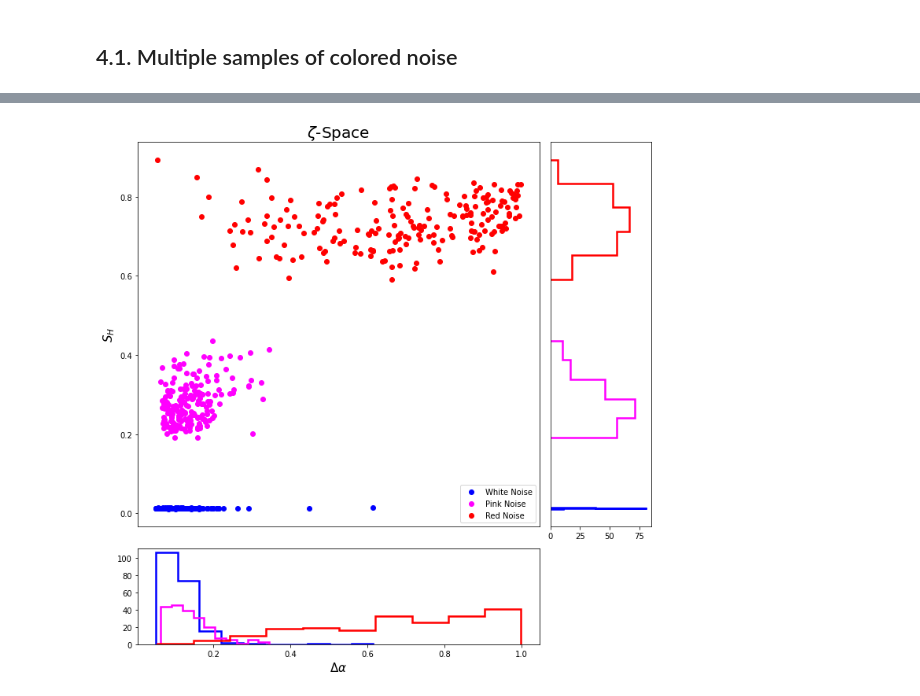
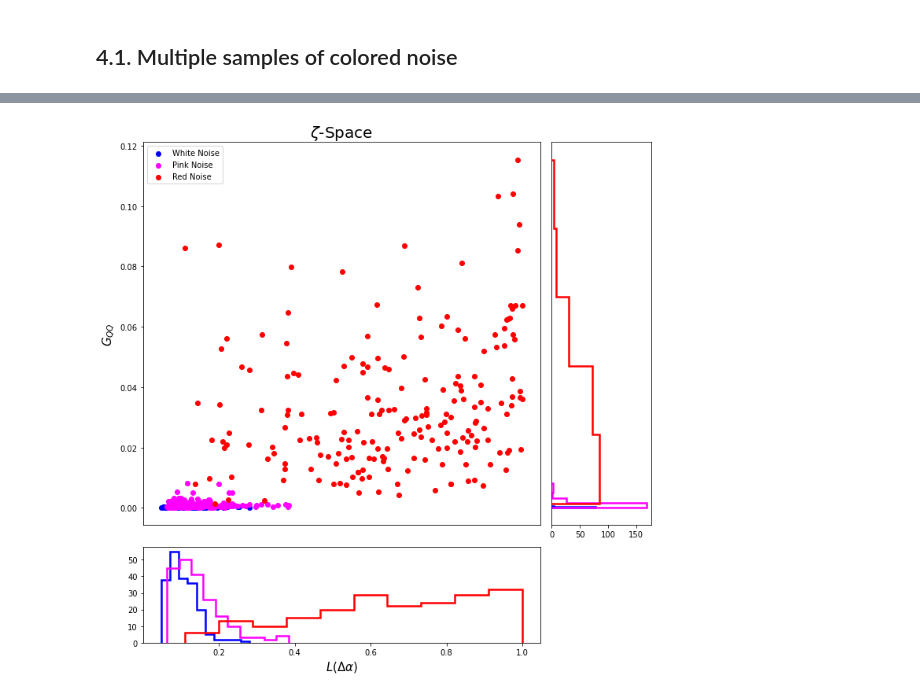
Before and after one commit to rsautter/Chi-Space, a Jupyter notebook: examples/ColoredNoiseExample.ipynb, the cells around one changed output, grey strips where cells are left out. Cells and saved outputs as stored; diff of their text form; code cells hidden in the pictures.

```diff
--- a/examples/ColoredNoiseExample.ipynb
+++ b/examples/ColoredNoiseExample.ipynb
@@ -174,31 +171,31 @@ rn.to_csv("zRed.csv")
 # %%
 from matplotlib.gridspec import GridSpec
 plt.figure(figsize=(10,10))
 
 gs = GridSpec(2, 2, width_ratios=[4, 1], height_ratios=[4, 1])
 
 plt.subplot(gs[0,0])
 plt.title(r"$\zeta$-Space",fontsize=20)
-plt.scatter(wn["LDA"],wn["ISE"],color='b',label="White Noise")
-plt.scatter(pn["LDA"],pn["ISE"],color='magenta',label="Pink Noise")
-plt.scatter(rn["LDA"],rn["ISE"],color='r',label="Red Noise")
-plt.ylabel("$S_H$",fontsize=15)
+plt.scatter(wn["LDA"],wn["GQQ"],color='b',label="White Noise")
+plt.scatter(pn["LDA"],pn["GQQ"],color='magenta',label="Pink Noise")
+plt.scatter(rn["LDA"],rn["GQQ"],color='r',label="Red Noise")
+plt.ylabel("$G_{QQ}$",fontsize=15)
 plt.xticks([])
 plt.legend()
 
 plt.subplot(gs[0,1])
-plt.hist(wn['ISE'],color='b',histtype='step',orientation='horizontal',lw=2.5,bins=5)
-plt.hist(pn['ISE'],color='magenta',histtype='step',orientation='horizontal',lw=2.5,bins=5)
-plt.hist(rn['ISE'],color='r',histtype='step',orientation='horizontal',lw=2.5,bins=5)
+plt.hist(wn['GQQ'],color='b',histtype='step',orientation='horizontal',lw=2.5,bins=5)
+plt.hist(pn['GQQ'],color='magenta',histtype='step',orientation='horizontal',lw=2.5,bins=5)
+plt.hist(rn['GQQ'],color='r',histtype='step',orientation='horizontal',lw=2.5,bins=5)
 plt.yticks([])
 
 plt.subplot(gs[1,0])
 plt.hist(wn['LDA'],color='b',histtype='step',lw=2.5)
 plt.hist(pn['LDA'],color='magenta',histtype='step',lw=2.5)
 plt.hist(rn['LDA'],color='r',histtype='step',lw=2.5)
-plt.xlabel(r"$\Delta\alpha$",fontsize=15)
+plt.xlabel(r"$L(\Delta\alpha)$",fontsize=15)
 
 plt.tight_layout()
 plt.show()
 # %% [output]
-[figure, old version]
+[figure, new version]
```
Also changed, not shown: parts of 8 cells of this notebook, 7 other files.
